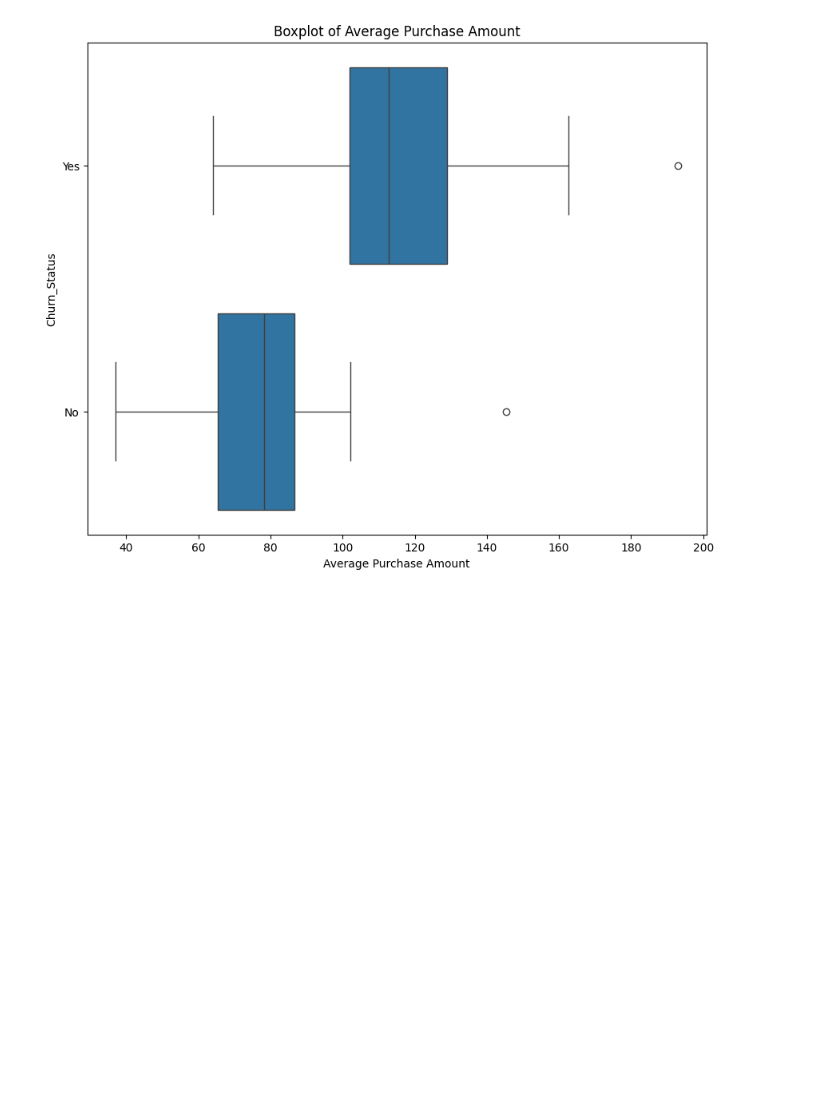
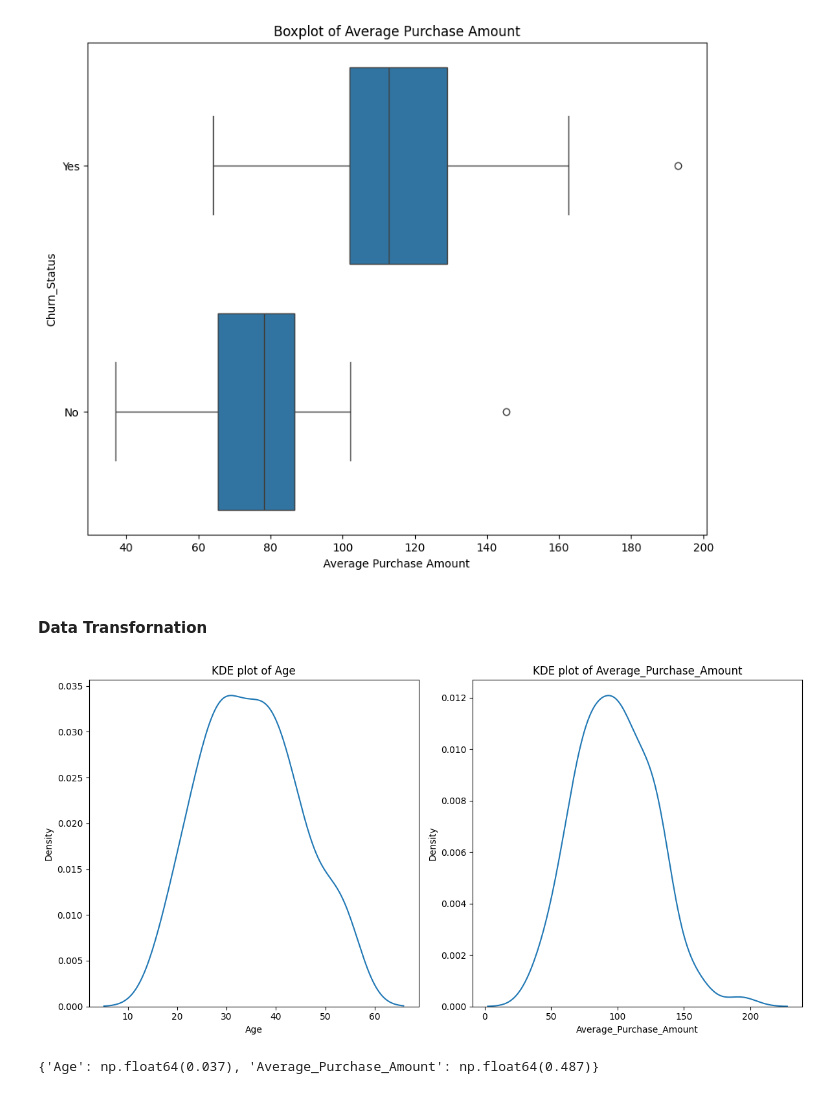
Before and after one commit to nsn-mah6/data_analysis_Beginnning, a Jupyter notebook: data_analysis.ipynb, the cells around one changed output. Drawn from its saved outputs; the diff is of its cells as text; code cells hidden in the pictures; blank space fills up the shorter version.

Commit message:
Data transformation

```diff
--- a/data_analysis.ipynb
+++ b/data_analysis.ipynb
@@ -624,3 +624,30 @@ plt.xlabel('Average Purchase Amount')
 plt.show()
 # %% [output]
 [figure]
+# %% [markdown]
+#### Data Transfornation
+# %%
+numeric_columns = ['Age', 'Average_Purchase_Amount']
+
+fig, axes = plt.subplots(1, 2, figsize = (12, 6))
+
+for index, column in enumerate(numeric_columns):
+    sns.kdeplot(final_data[column], ax = axes[index])
+    axes[index].set_title(f'KDE plot of {column}')
+
+plt.tight_layout()
+plt.show()
+# %% [output]
+[figure, added]
+# %%
+from scipy.stats import shapiro
+
+shapiro_results = {}
+
+for column in numeric_columns:
+    stat, p_value = shapiro(final_data[column])
+    shapiro_results[column] = round(p_value, 3)
+
+shapiro_results
+# %% [output]
+{'Age': np.float64(0.037), 'Average_Purchase_Amount': np.float64(0.487)}
```
Also changed, not shown: parts of 13 cells of this notebook.
